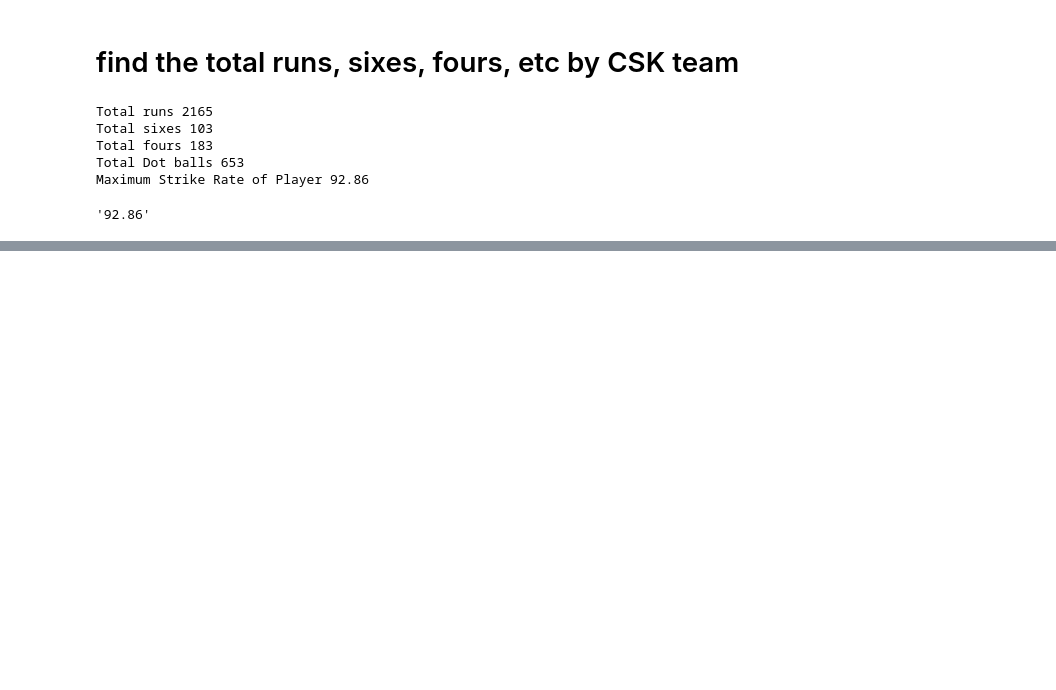
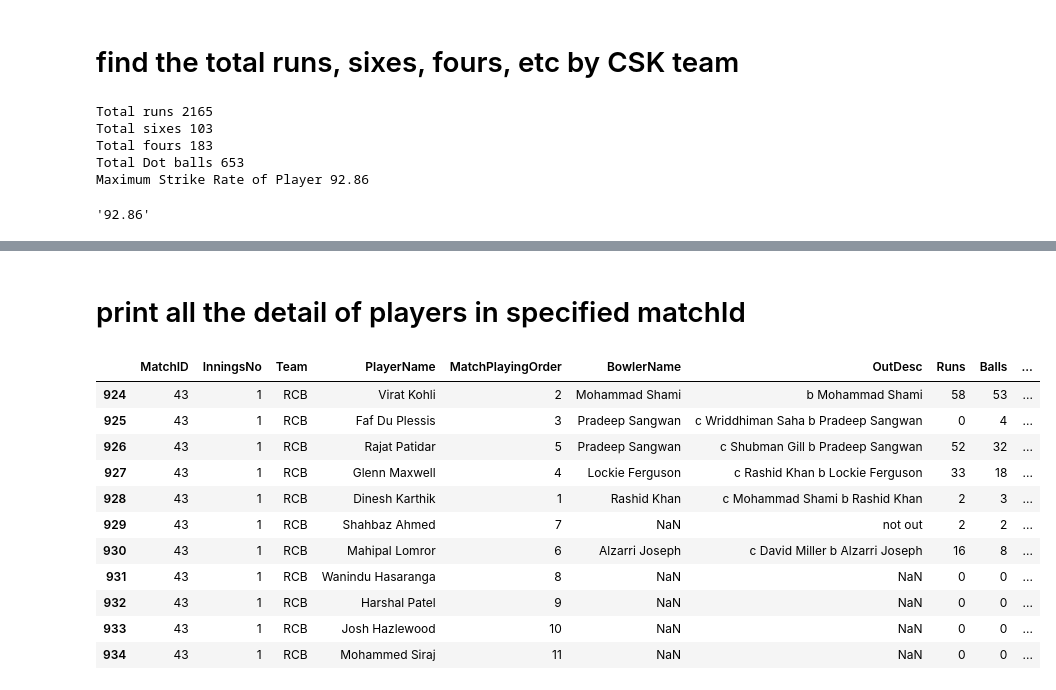
Before and after one commit to AnukulSri/Data-Analysis, a Jupyter notebook: Ipl 2022 Analysis/batting.ipynb, the cells around one changed output, grey strips where cells are left out. Saved outputs shown, nothing was run; the diff lists cells and outputs as text; code cells hidden in the pictures; blank space fills up the shorter version.

```diff
--- a/Ipl 2022 Analysis/batting.ipynb
+++ b/Ipl 2022 Analysis/batting.ipynb
@@ -293,0 +302,18 @@ b.groupby('PlayerName')['PlayerName'].count().plot(kind='bar')
+# %% [markdown]
+# print all the detail of players in specified matchId
+# %%
+c= b[MatchId_check]
+c
+# %% [output]
+|  | MatchID | InningsNo | Team | PlayerName | MatchPlayingOrder | BowlerName | OutDesc | Runs | Balls | ... |
+| 924 | 43 | 1 | RCB | Virat Kohli | 2 | Mohammad Shami | b Mohammad Shami | 58 | 53 | ... |
+| 925 | 43 | 1 | RCB | Faf Du Plessis | 3 | Pradeep Sangwan | c Wriddhiman Saha b Pradeep Sangwan | 0 | 4 | ... |
+| 926 | 43 | 1 | RCB | Rajat Patidar | 5 | Pradeep Sangwan | c Shubman Gill b Pradeep Sangwan | 52 | 32 | ... |
+| 927 | 43 | 1 | RCB | Glenn Maxwell | 4 | Lockie Ferguson | c Rashid Khan b Lockie Ferguson | 33 | 18 | ... |
+| 928 | 43 | 1 | RCB | Dinesh Karthik | 1 | Rashid Khan | c Mohammad Shami b Rashid Khan | 2 | 3 | ... |
+| 929 | 43 | 1 | RCB | Shahbaz Ahmed | 7 | NaN | not out | 2 | 2 | ... |
+| 930 | 43 | 1 | RCB | Mahipal Lomror | 6 | Alzarri Joseph | c David Miller b Alzarri Joseph | 16 | 8 | ... |
+| 931 | 43 | 1 | RCB | Wanindu Hasaranga | 8 | NaN | NaN | 0 | 0 | ... |
+| 932 | 43 | 1 | RCB | Harshal Patel | 9 | NaN | NaN | 0 | 0 | ... |
+| 933 | 43 | 1 | RCB | Josh Hazlewood | 10 | NaN | NaN | 0 | 0 | ... |
+| 934 | 43 | 1 | RCB | Mohammed Siraj | 11 | NaN | NaN | 0 | 0 | ... |
```
Also changed, not shown: parts of 17 cells of this notebook.
